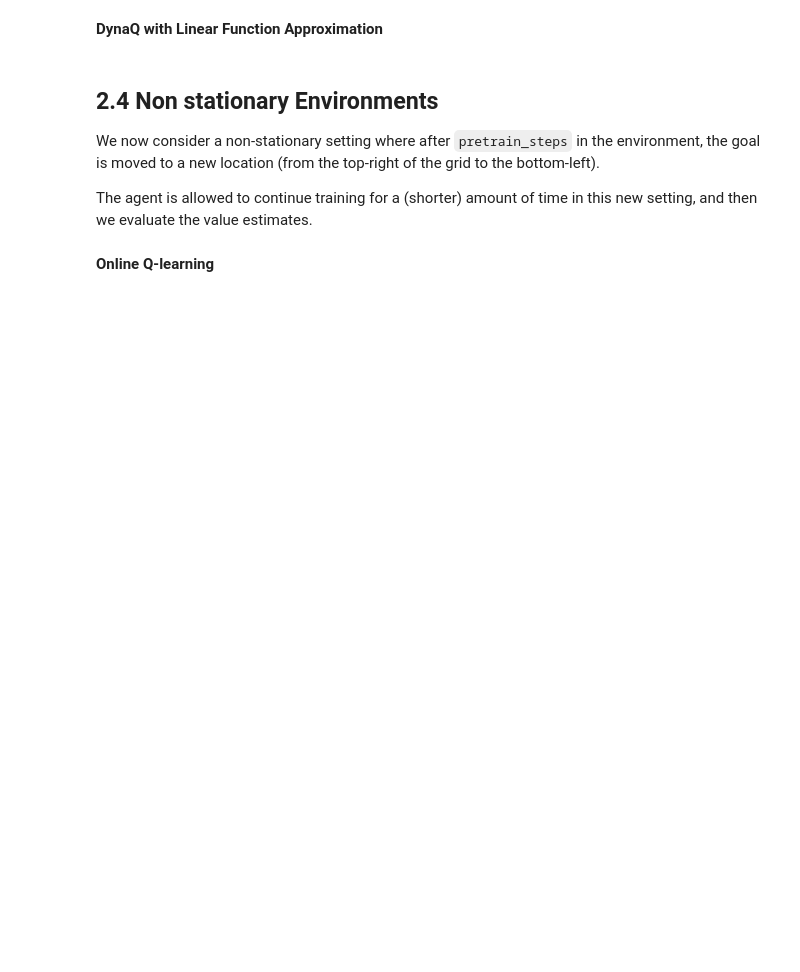
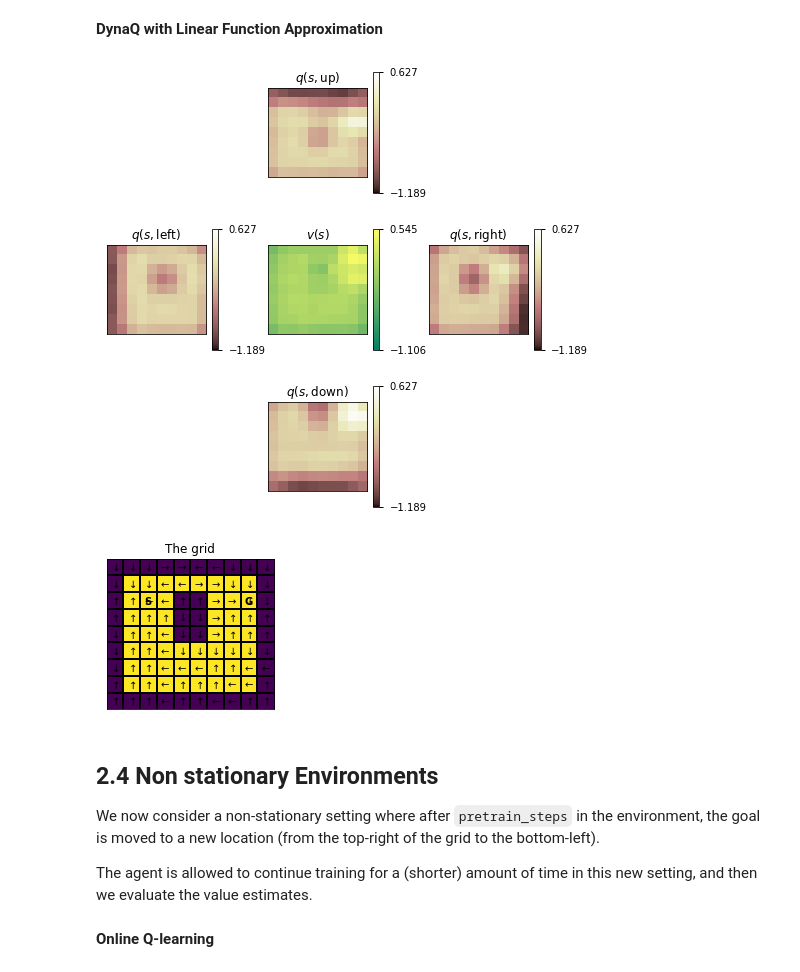
Before and after one commit to francescomontagna/DeepMind-UCL-RL2018-Assignments, a Jupyter notebook: lecture assignments/RL_cw3_questions.ipynb, the cells around one changed output. Cells and saved outputs as stored; diff of their text form; code cells hidden in the pictures; blank space fills up the shorter version.

```diff
--- a/lecture assignments/RL_cw3_questions.ipynb
+++ b/lecture assignments/RL_cw3_questions.ipynb
@@ -405,7 +415,7 @@ Where $T_a$ is a matrix of shape $(\text{number_of_features}, \text{number_of_fe
 The parameters of all these linear transformations must be trained by gradient descent. Write down the update to the parameters of the models and implement the update in the model below.
 # %%
 # There is no table, state is a vector of values. Rewards and Returns are always scalars.
-# In particular a state is defined by a set of features
+# A state is defined by a set of features
 
 class LinearModel(object):
 
@@ -430,7 +440,6 @@ class LinearModel(object):
         self.next_state(state, action))
 
   def update(self, state, action, reward, discount, next_state, step_size=0.1):
-    self.T[action] += step_size*np.matmul((next_state - self.next_state(state, action).reshape(-1,1),
-                                           state.reshape(1,-1)))
+    self.T[action] += step_size * np.matmul((next_state - self.next_state(state,action)).reshape(-1,1) , state.reshape(1,-1))
     self.R[action] = step_size * (reward - self.reward(state, action)) * state
     self.G[action] = step_size * (reward - self.discount(state, action)) * state
@@ -673,3 +665,38 @@ class FeatureDynaQ(DynaQ):
+# %%
+# Off-Policy TD(0) has NO guarantee of convergence to optimal Q, pi
+
+class FeatureDynaQ(DynaQ):
+
+  def __init__(self, number_of_features, number_of_actions, *args, **kwargs):
+    super(FeatureDynaQ, self).__init__(
+        number_of_actions=number_of_actions, *args, **kwargs)
+    self._number_of_features = number_of_features
+    self._model = LinearModel(self._number_of_features, self._number_of_actions)
+    self._W = np.zeros((number_of_actions, number_of_features), dtype='float32')
+
+  def q(self, state):
+    return np.matmul(self._W, state)
+
+  def step(self, reward, discount, next_state):
+    s = self._state
+    a = self._action
+    r = reward
+    g = discount
+    next_s = next_state
+
+    self._W[a] += self._step_size * (r + g*np.max(self.q(next_s)) - self.q(s)[a]) * s
+
+    self._replay_buffer.append_transition((s, a))
+    self._model.update(s, a, r, g, next_s)
+    for _ in range(self._num_offline_updates):
+      s, a = self._replay_buffer.sample_transition()
+      r, g, next_s = self._model.transition(s, a)
+      self._W[a] += self._step_size * (r + g*np.max(self.q(next_s)) - self.q(s)[a]) * s
+
+    self._action = self._behaviour_policy(self.q(next_state))
+    self._state = next_state
+
+    return self._action
 # %% [markdown]
 # Assignment 2: Analyse Results
 # %% [markdown]
@@ -800,21 +855,24 @@ plot_greedy_policy(grid, q)
 # %%
 grid = FeatureGrid()
 
 agent = FeatureDynaQ(
   number_of_features=grid.number_of_features,
   number_of_actions=4,
   number_of_states=grid._layout.size,
   initial_state=grid.get_obs(),
   num_offline_updates=10,
   step_size=0.01,
   behaviour_policy=random_policy)
 
 run_experiment(grid, agent, int(1e5))
 q = np.reshape(
-    np.array([agent.q(grid.int_to_features(i)) for i in xrange(grid.number_of_states)]),
+    np.array([agent.q(grid.int_to_features(i)) for i in range(grid.number_of_states)]),
     [grid._layout.shape[0], grid._layout.shape[1], 4])
 plot_action_values(q)
 plot_greedy_policy(grid, q)
+# %% [output]
+[figure, added]
+[figure, added]
 # %% [markdown]
 ## 2.4 Non stationary Environments
 
```
Also changed, not shown: parts of 23 cells of this notebook.
